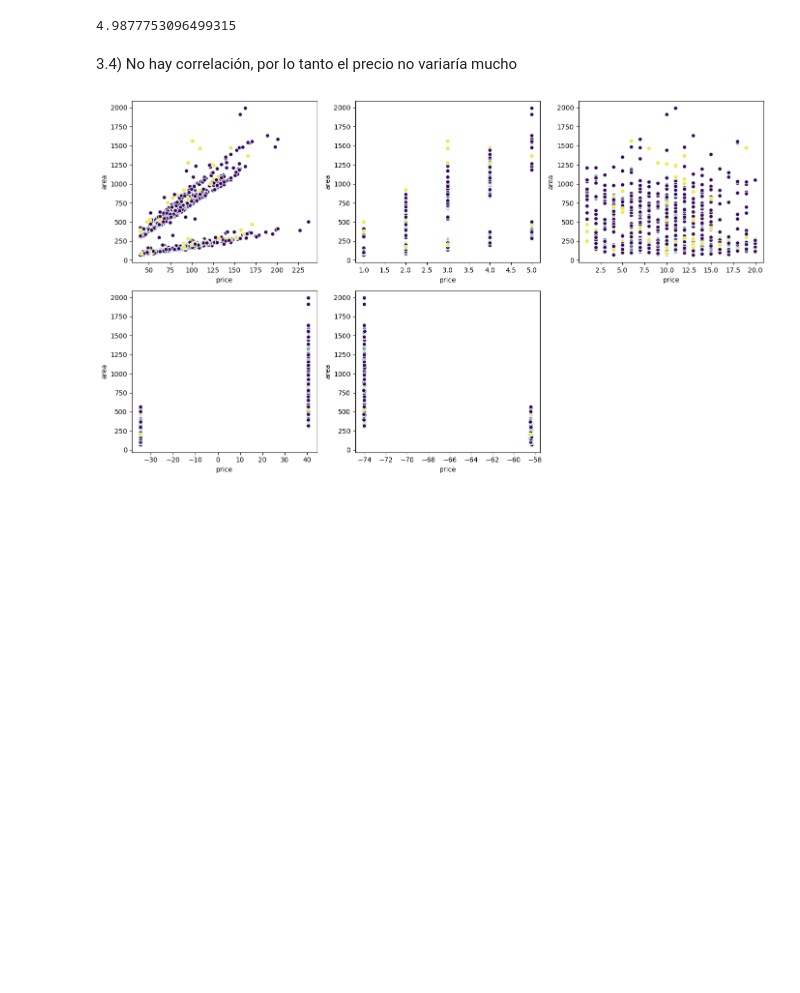
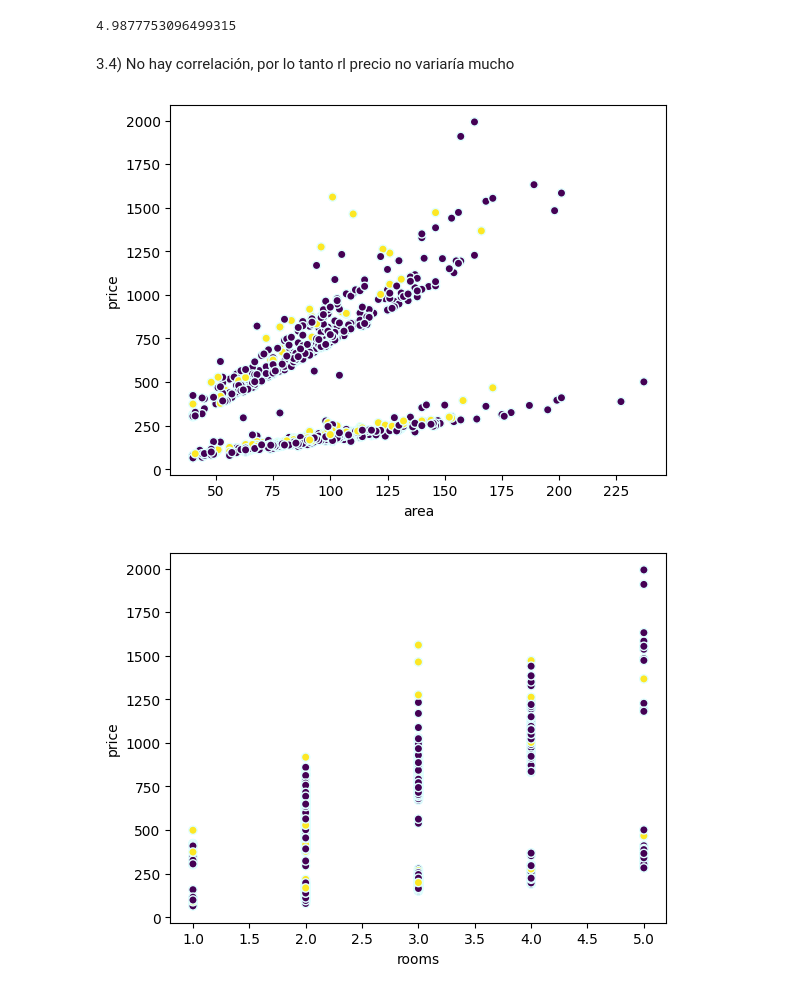
Before and after one commit to NazaGonella/TP01-machine-learning, a Jupyter notebook: Entrega_TP1.ipynb, the cells around one changed output. Cells and saved outputs as stored; diff of their text form; code cells hidden in the pictures; blank space fills up the shorter version.

Commit message:
Revert "price is now not normalized"
This reverts commit 9b203501626ad8efd503c92a6d4c6395fcf0ab02.

```diff
--- a/Entrega_TP1.ipynb
+++ b/Entrega_TP1.ipynb
@@ -207,18 +210,14 @@ print((processed_data.casas_dev['price'] / processed_data.casas_dev['area']).mea
 # %% [output]
 4.9877753096499315
 # %% [markdown]
-3.4) No hay correlación, por lo tanto el precio no variaría mucho
+3.4) No hay correlación, por lo tanto rl precio no variaría mucho
-# %%
-plt.figure(figsize=(14, 8))
-other_features : list[str] = ['area', 'rooms', 'age', 'lat', 'lon']
-for i in range(1, len(other_features) + 1):
-    plt.subplot(2, 3, i)
-    plt.scatter(processed_data.casas_dev[other_features[i-1]],
-                processed_data.casas_dev['price'],
-                c=processed_data.casas_dev['has_pool'], edgecolors='lightcyan')
-    plt.xlabel('price')
-    plt.ylabel('area')
-plt.tight_layout()
-plt.show()
-# %% [output]
-[figure, removed]
+# %%
+processed_data_nona : data_handler.ProcessedData = data_handler.ProcessedData(correct_data_types=True, normalize=False, area_units='m2', remove_na_rows=True)
+for caract in ['area', 'rooms', 'age', 'lat', 'lon']:
+    plt.scatter(processed_data_nona.casas_dev[caract], processed_data_nona.casas_dev['price'], edgecolors='lightcyan', c=processed_data_nona.casas_dev['has_pool'])
+    plt.xlabel(caract)
+    plt.ylabel('price')
+    plt.show()
+# %% [output]
+[figure, added]
+[figure, added]
```
Also changed, not shown: parts of 4 cells of this notebook, 1 other file.
